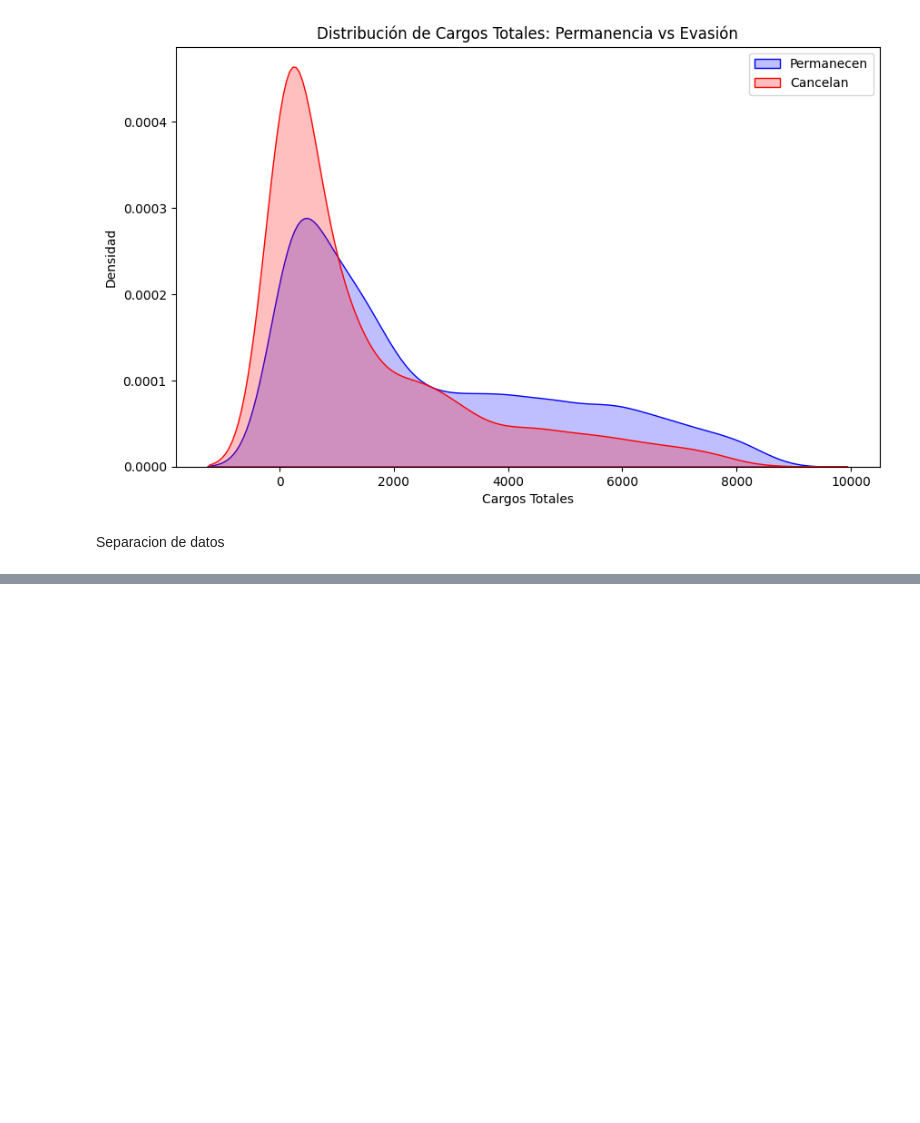
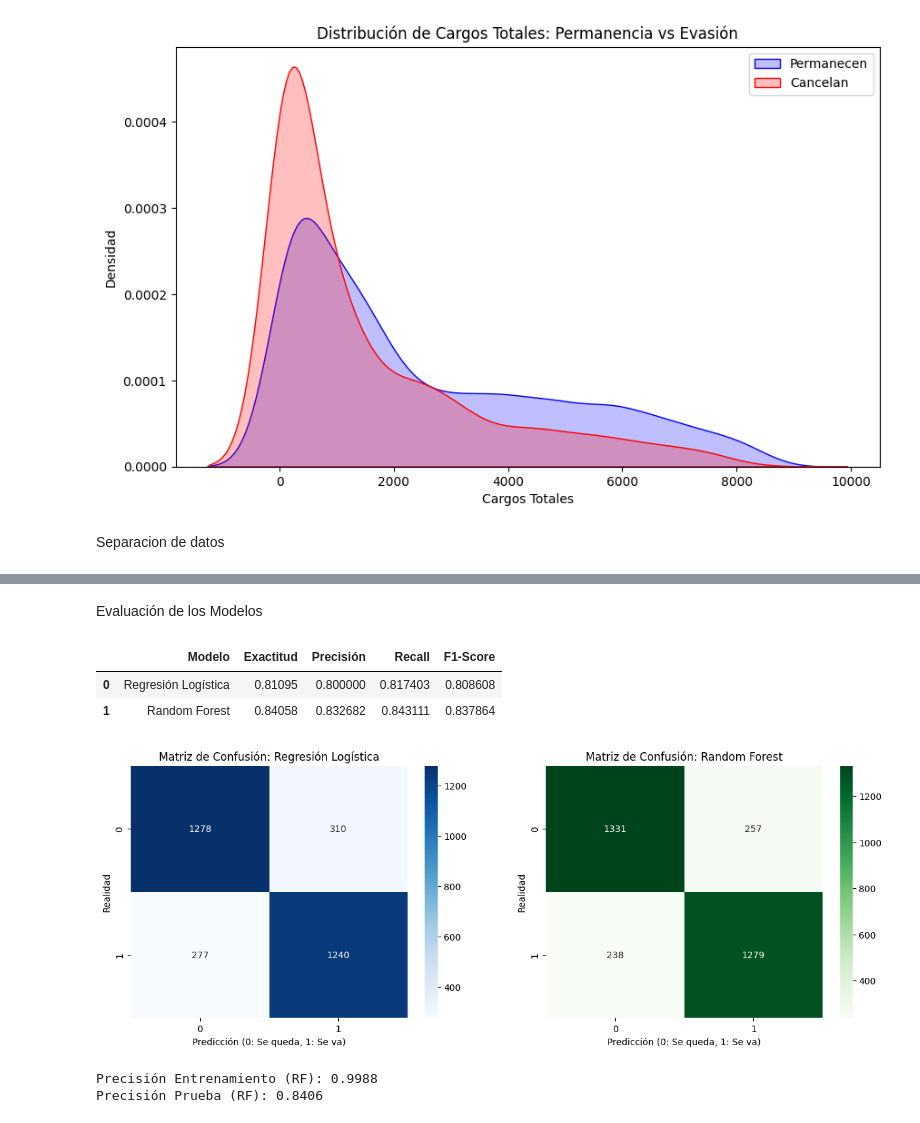
Before and after one commit to DAMS-1/Challenge-2---Telecom-X, a Jupyter notebook: Challenge_2_Telecom.ipynb, the cells around one changed output, grey strips where cells are left out. Drawn from its saved outputs; the diff is of its cells as text; code cells hidden in the pictures; blank space fills up the shorter version.

```diff
--- a/Challenge_2_Telecom.ipynb
+++ b/Challenge_2_Telecom.ipynb
@@ -240,0 +301,46 @@ X_train, X_test, y_train, y_test = train_test_split(
+# %% [markdown]
+Evaluación de los Modelos
+# %%
+from sklearn.metrics import accuracy_score, precision_score, recall_score, f1_score, confusion_matrix
+import pandas as pd
+
+def evaluar_modelo(nombre, y_real, y_pred):
+    return {
+        "Modelo": nombre,
+        "Exactitud": accuracy_score(y_real, y_pred),
+        "Precisión": precision_score(y_real, y_pred),
+        "Recall": recall_score(y_real, y_pred),
+        "F1-Score": f1_score(y_real, y_pred)
+    }
+
+metricas_log = evaluar_modelo("Regresión Logística", y_test, y_pred_log)
+metricas_rf = evaluar_modelo("Random Forest", y_test, y_pred_rf)
+
+df_metricas = pd.DataFrame([metricas_log, metricas_rf])
+display(df_metricas)
+# %% [output]
+|  | Modelo | Exactitud | Precisión | Recall | F1-Score |
+| 0 | Regresión Logística | 0.81095 | 0.800000 | 0.817403 | 0.808608 |
+| 1 | Random Forest | 0.84058 | 0.832682 | 0.843111 | 0.837864 |
+# %%
+import matplotlib.pyplot as plt
+import seaborn as sns
+
+fig, ax = plt.subplots(1, 2, figsize=(15, 5))
+
+for i, (pred, name, color) in enumerate(zip([y_pred_log, y_pred_rf], ["Regresión Logística", "Random Forest"], ["Blues", "Greens"])):
+    cm = confusion_matrix(y_test, pred)
+    sns.heatmap(cm, annot=True, fmt='d', cmap=color, ax=ax[i])
+    ax[i].set_title(f'Matriz de Confusión: {name}')
+    ax[i].set_xlabel('Predicción (0: Se queda, 1: Se va)')
+    ax[i].set_ylabel('Realidad')
+
+plt.show()
+# %% [output]
+[figure, added]
+# %%
+print(f"Precisión Entrenamiento (RF): {modelo_rf.score(X_train, y_train):.4f}")
+print(f"Precisión Prueba (RF): {modelo_rf.score(X_test, y_test):.4f}")
+# %% [output]
+Precisión Entrenamiento (RF): 0.9988
+Precisión Prueba (RF): 0.8406
```
Also changed, not shown: parts of 4 cells of this notebook.
